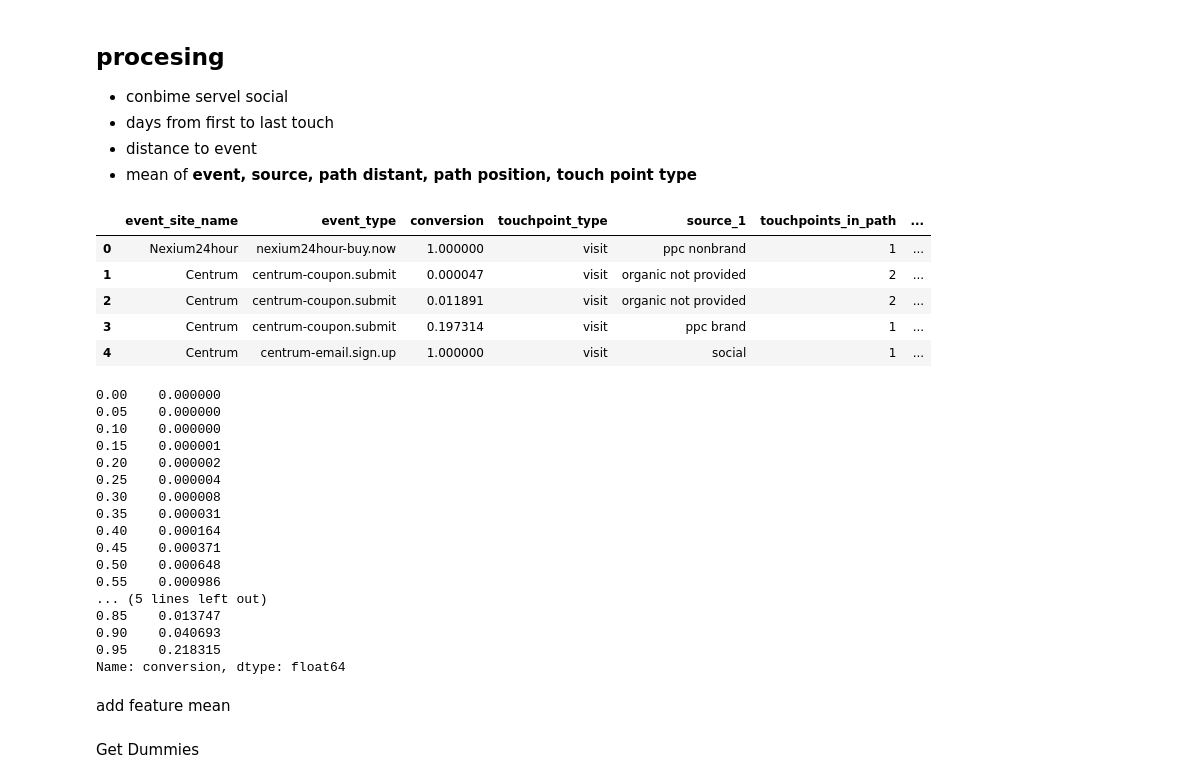
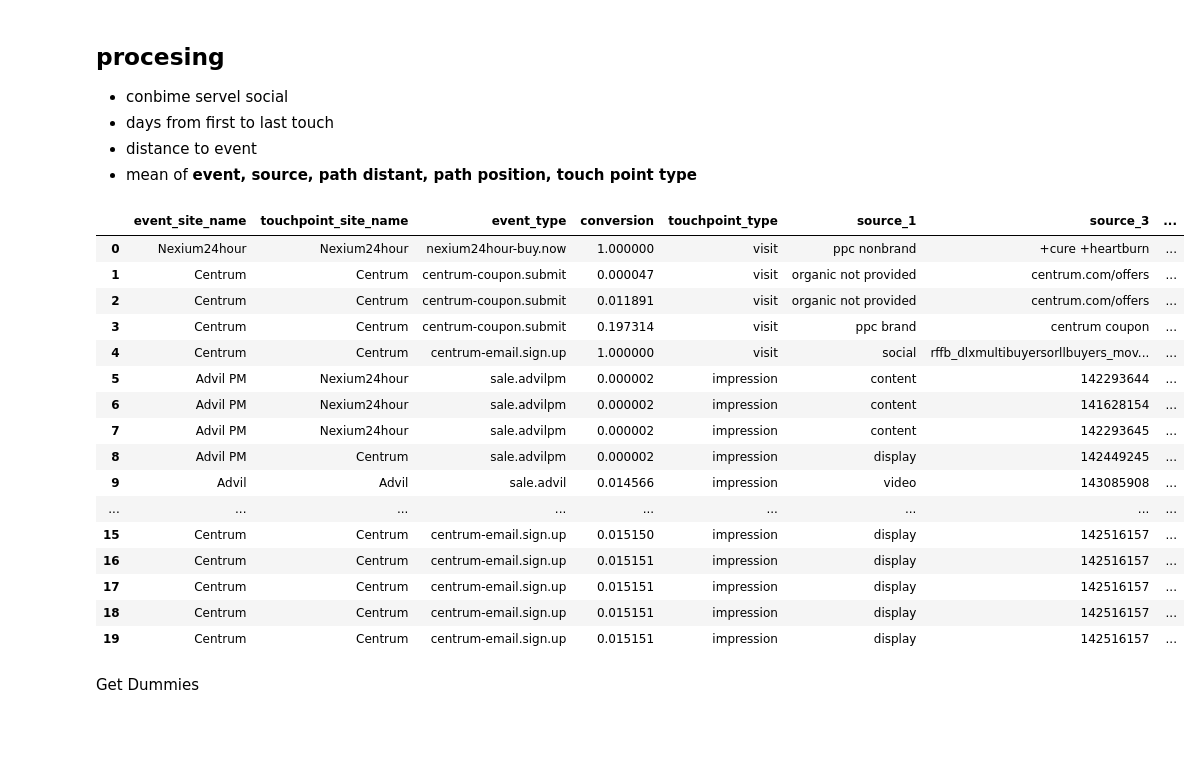
Before and after one commit to CodingZed/mta, a Jupyter notebook: model.ipynb, the cells around one changed output. Saved outputs shown, nothing was run; the diff lists cells and outputs as text; code cells hidden in the pictures; blank space fills up the shorter version.

```diff
--- a/model.ipynb
+++ b/model.ipynb
@@ -42,7 +42,7 @@ memory usage: 219.9+ MB
 * pick columns
 * remove channel base
 # %%
-selected_col=['event_site_name','touchpoint_site_name','event_type','conversion','touchpoint_type','source_1','touchpoints_in_path','attribution_sequence','path_position']
+selected_col=['event_site_name','touchpoint_site_name','event_type','conversion','touchpoint_type','source_1','source_3','touchpoints_in_path','attribution_sequence','path_position']
 selected_col.extend(date_col)
 
 df_prep=df_all[selected_col]
@@ -104,35 +95,24 @@ df_prep['week_of_month']=(df_prep.touchpoint_date.dt.day-1)//7+1
 
 df_prep['distance_event'] = df_prep.touchpoints_in_path - df_prep.attribution_sequence
 # %%
-df_prep.head()
+df_prep.head(20)
 # %% [output]
-|  | event_site_name | event_type | conversion | touchpoint_type | source_1 | touchpoints_in_path | ... |
-| 0 | Nexium24hour | nexium24hour-buy.now | 1.000000 | visit | ppc nonbrand | 1 | ... |
-| 1 | Centrum | centrum-coupon.submit | 0.000047 | visit | organic not provided | 2 | ... |
-| 2 | Centrum | centrum-coupon.submit | 0.011891 | visit | organic not provided | 2 | ... |
-| 3 | Centrum | centrum-coupon.submit | 0.197314 | visit | ppc brand | 1 | ... |
-| 4 | Centrum | centrum-email.sign.up | 1.000000 | visit | social | 1 | ... |
+|  | event_site_name | touchpoint_site_name | event_type | conversion | touchpoint_type | source_1 | source_3 | ... |
+| 0 | Nexium24hour | Nexium24hour | nexium24hour-buy.now | 1.000000 | visit | ppc nonbrand | +cure +heartburn | ... |
+| 1 | Centrum | Centrum | centrum-coupon.submit | 0.000047 | visit | organic not provided | centrum.com/offers | ... |
+| 2 | Centrum | Centrum | centrum-coupon.submit | 0.011891 | visit | organic not provided | centrum.com/offers | ... |
+| 3 | Centrum | Centrum | centrum-coupon.submit | 0.197314 | visit | ppc brand | centrum coupon | ... |
+| 4 | Centrum | Centrum | centrum-email.sign.up | 1.000000 | visit | social | rffb_dlxmultibuyersorllbuyers_mov... | ... |
+| 5 | Advil PM | Nexium24hour | sale.advilpm | 0.000002 | impression | content | 142293644 | ... |
+| 6 | Advil PM | Nexium24hour | sale.advilpm | 0.000002 | impression | content | 141628154 | ... |
+| 7 | Advil PM | Nexium24hour | sale.advilpm | 0.000002 | impression | content | 142293645 | ... |
+| 8 | Advil PM | Centrum | sale.advilpm | 0.000002 | impression | display | 142449245 | ... |
+| 9 | Advil | Advil | sale.advil | 0.014566 | impression | video | 143085908 | ... |
+| ... | ... | ... | ... | ... | ... | ... | ... | ... |
+| 15 | Centrum | Centrum | centrum-email.sign.up | 0.015150 | impression | display | 142516157 | ... |
+| 16 | Centrum | Centrum | centrum-email.sign.up | 0.015151 | impression | display | 142516157 | ... |
+| 17 | Centrum | Centrum | centrum-email.sign.up | 0.015151 | impression | display | 142516157 | ... |
+| 18 | Centrum | Centrum | centrum-email.sign.up | 0.015151 | impression | display | 142516157 | ... |
+| 19 | Centrum | Centrum | centrum-email.sign.up | 0.015151 | impression | display | 142516157 | ... |
 # %%
 df_prep['round_conversion'] = df_prep.conversion.round(decimals=4)
-# %%
-df_prep.conversion.quantile(np.arange(0,1,0.05))
-# %% [output]
-0.00    0.000000
-0.05    0.000000
-0.10    0.000000
-0.15    0.000001
-0.20    0.000002
-0.25    0.000004
-0.30    0.000008
-0.35    0.000031
-0.40    0.000164
-0.45    0.000371
-0.50    0.000648
-0.55    0.000986
-... (5 lines left out)
-0.85    0.013747
-0.90    0.040693
-0.95    0.218315
-Name: conversion, dtype: float64
-# %% [markdown]
-add feature mean
```
Also changed, not shown: parts of 12 cells of this notebook, 1 other file.
